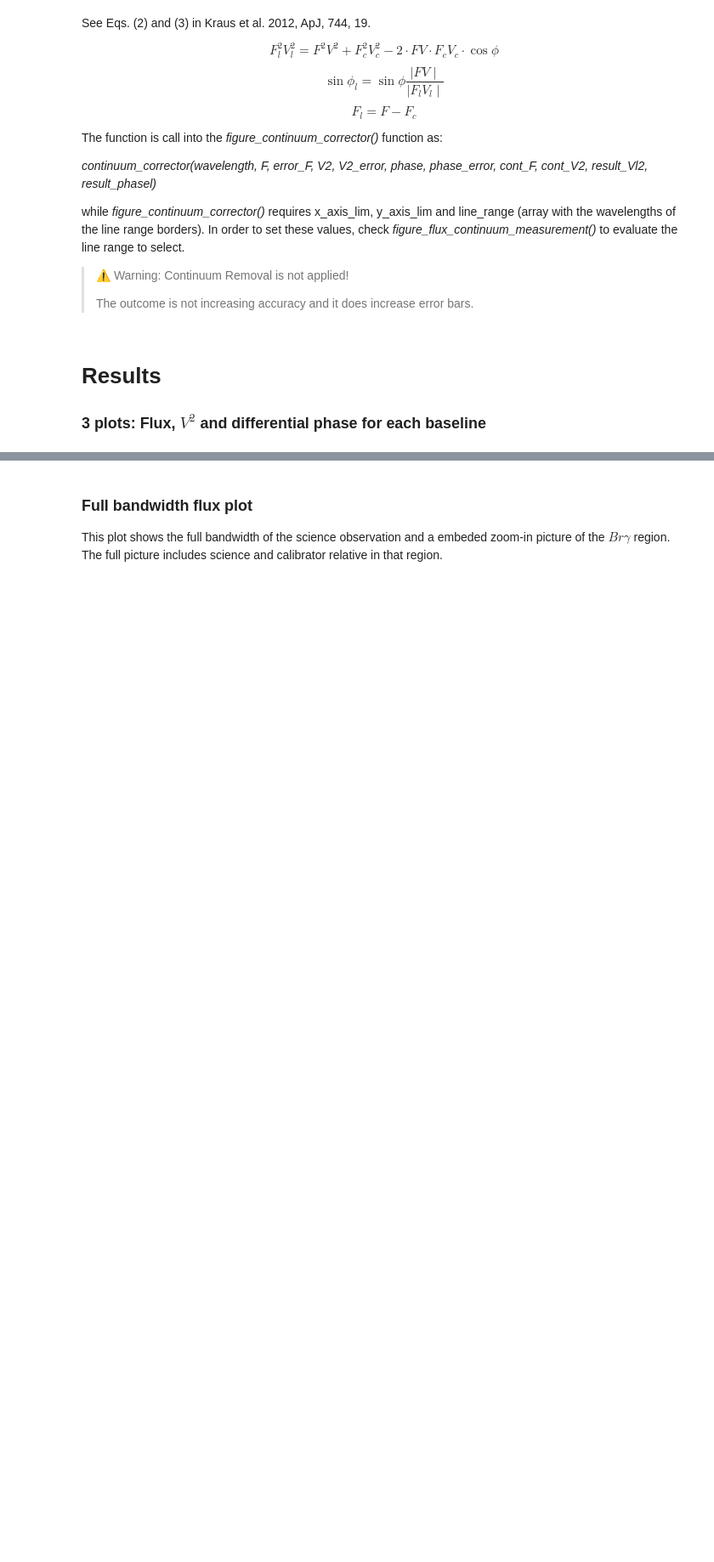
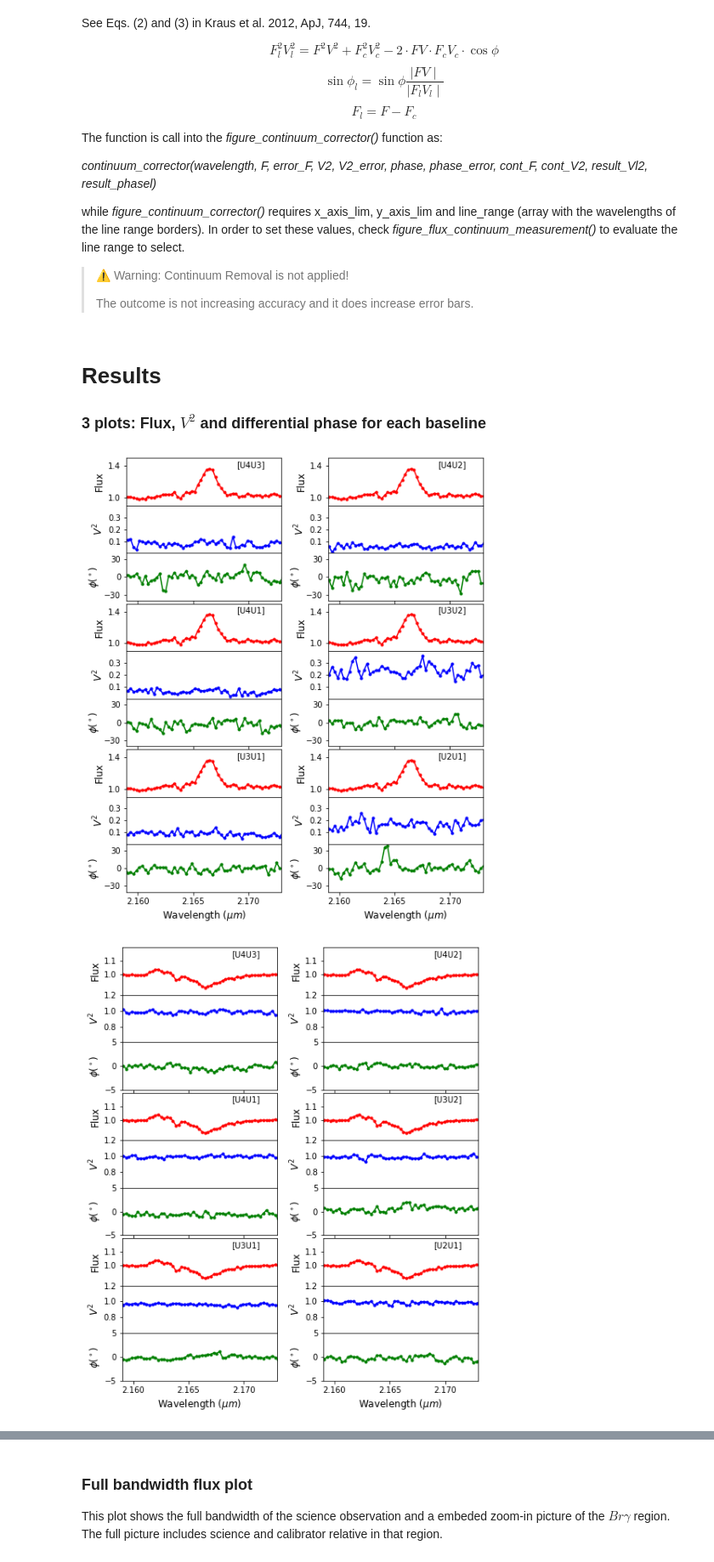
Before and after one commit to marcosarenal/gravity-data-reduction, a Jupyter notebook: Marcos_Arenal_2020_figures.ipynb, the cells around one changed output, grey strips where cells are left out. Shown at 85% size. Saved outputs shown, nothing was run; the diff lists cells and outputs as text; code cells hidden in the pictures; blank space fills up the shorter version.

```diff
--- a/Marcos_Arenal_2020_figures.ipynb
+++ b/Marcos_Arenal_2020_figures.ipynb
@@ -486,6 +527,9 @@ while *figure_continuum_corrector()* requires x_axis_lim, y_axis_lim and line_ra
 # Results
 ### 3 plots: Flux, $V^2$ and differential phase for each baseline
 # %%
+
+plot_figure = True
+save_figure = True
 
 x_axis_lim = [2.159,2.173]
 #x_axis_lim = [2.165,2.167]
@@ -503,30 +547,35 @@ visibility_ylim = [0.6,1.2]
 diff_phase_ylim = [-5,5]
 flux_yticks=np.arange(1,1.2,0.1)
 visibility_yticks =np.arange(0.8,1.4,0.2)
 diff_phase_yticks =np.arange(-5,6,5)
 miPDS281.figure_3_plots(x_axis_lim,flux_ylim,visibility_ylim,diff_phase_ylim, flux_yticks, visibility_yticks,diff_phase_yticks,plot_figure, save_figure)
 
 flux_ylim=[0.9,1.5]
 visibility_ylim = [0.6,1.3]
 diff_phase_ylim = [-12.5,12]
 flux_yticks=np.arange(1,1.6,0.4)
 visibility_yticks =np.arange(0.8,1.3,0.2)
 diff_phase_yticks =np.arange(-10,11,5)
 miHD94509.figure_3_plots(x_axis_lim,flux_ylim,visibility_ylim,diff_phase_ylim, flux_yticks, visibility_yticks,diff_phase_yticks,plot_figure, save_figure)
 
 flux_ylim=[0.9,1.6]
 visibility_ylim = [0,1.15]
 diff_phase_ylim = [-10,10]
 flux_yticks=np.arange(1,1.6,0.4)
 visibility_yticks =np.arange(0.2,1.1,0.2)
 diff_phase_yticks =np.arange(-5,10,5)
 miDGCir.figure_3_plots(x_axis_lim,flux_ylim,visibility_ylim,diff_phase_ylim, flux_yticks, visibility_yticks,diff_phase_yticks,plot_figure, save_figure)
 
 
 flux_ylim=[0.75,1.9]
 visibility_ylim = [0.6,1.3]
 diff_phase_ylim = [-10,10]
 flux_yticks=np.arange(1,1.6,0.5)
 visibility_yticks =np.arange(0.8,1.3,0.2)
 diff_phase_yticks =np.arange(-5,10,5)
 miHD141926.figure_3_plots(x_axis_lim,flux_ylim,visibility_ylim,diff_phase_ylim, flux_yticks, visibility_yticks,diff_phase_yticks,plot_figure, save_figure)
+
+plot_figure = False
+# %% [output]
+[figure, added]
+[figure, added]
```
Also changed, not shown: parts of 12 cells of this notebook, 4 other files.
